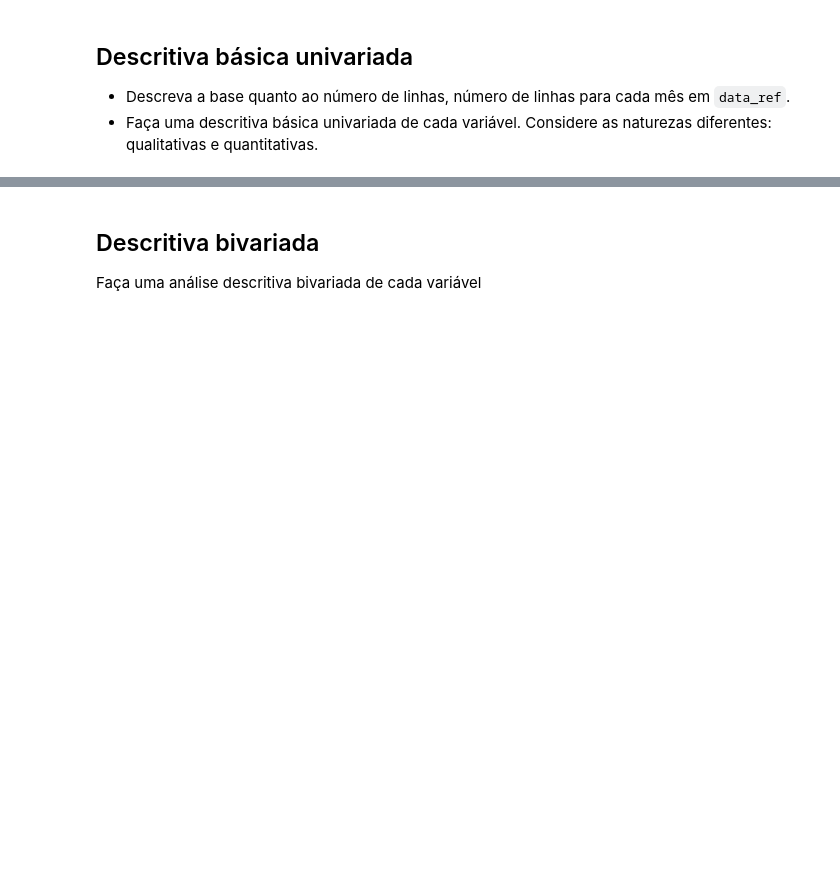
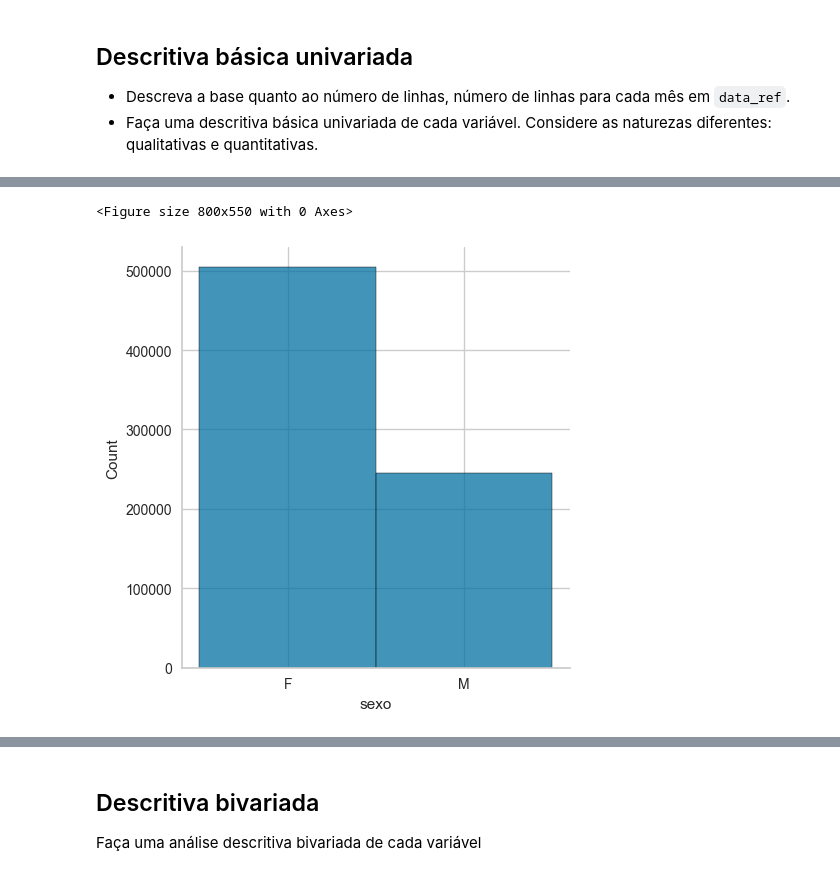
Before and after one commit to LuisFPimentel/projeto_aula38, a Jupyter notebook: Mod38Projeto.ipynb, the cells around one changed output, grey strips where cells are left out. Saved outputs shown, nothing was run; the diff lists cells and outputs as text; code cells hidden in the pictures; blank space fills up the shorter version.

```diff
--- a/Mod38Projeto.ipynb
+++ b/Mod38Projeto.ipynb
@@ -33,0 +133,9 @@
+# %%
+df.sexo.value_counts()
+plt.clf()
+var = "sexo"
+sns.displot(df, x = var, bins = 50)
+plt.show()
+# %% [output]
+<Figure size 800x550 with 0 Axes>
+[figure, added]
```
Also changed, not shown: parts of 102 cells of this notebook.
